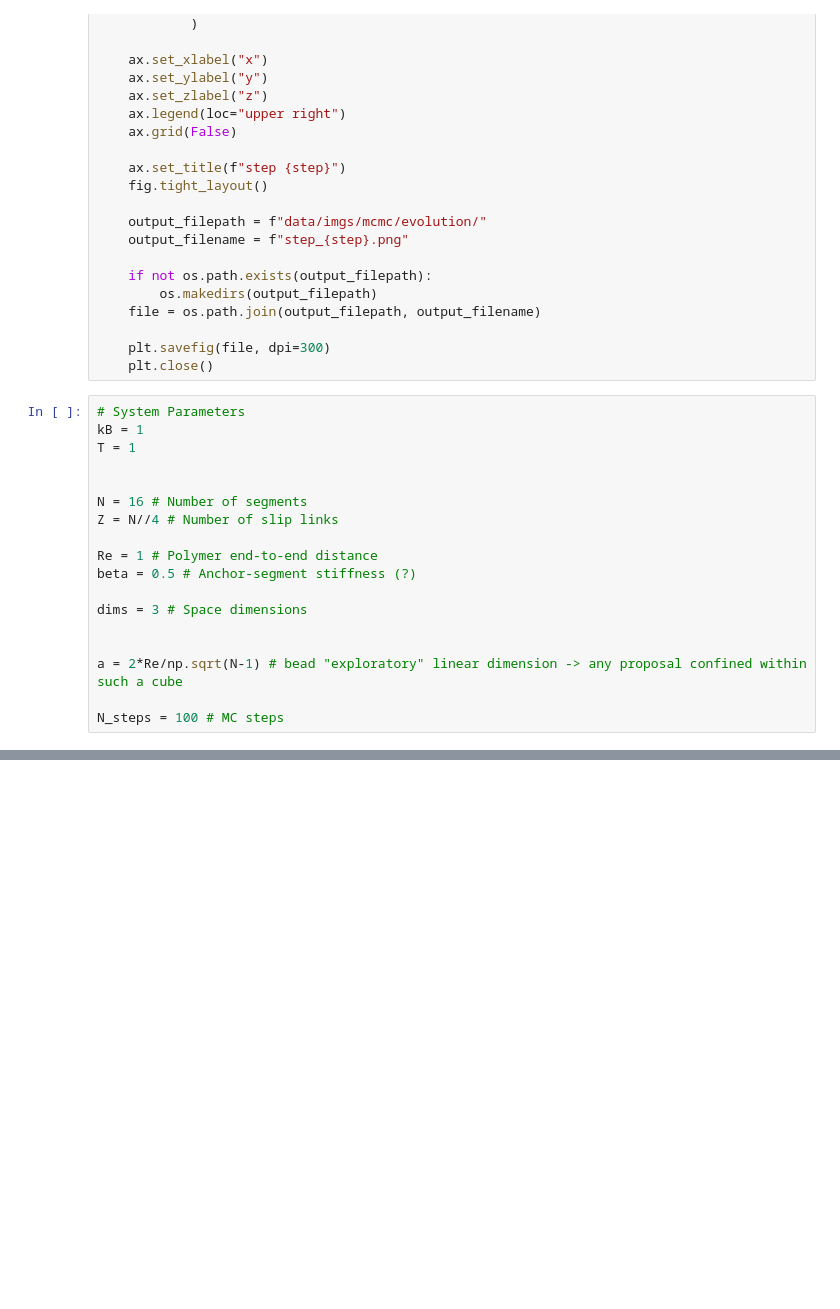
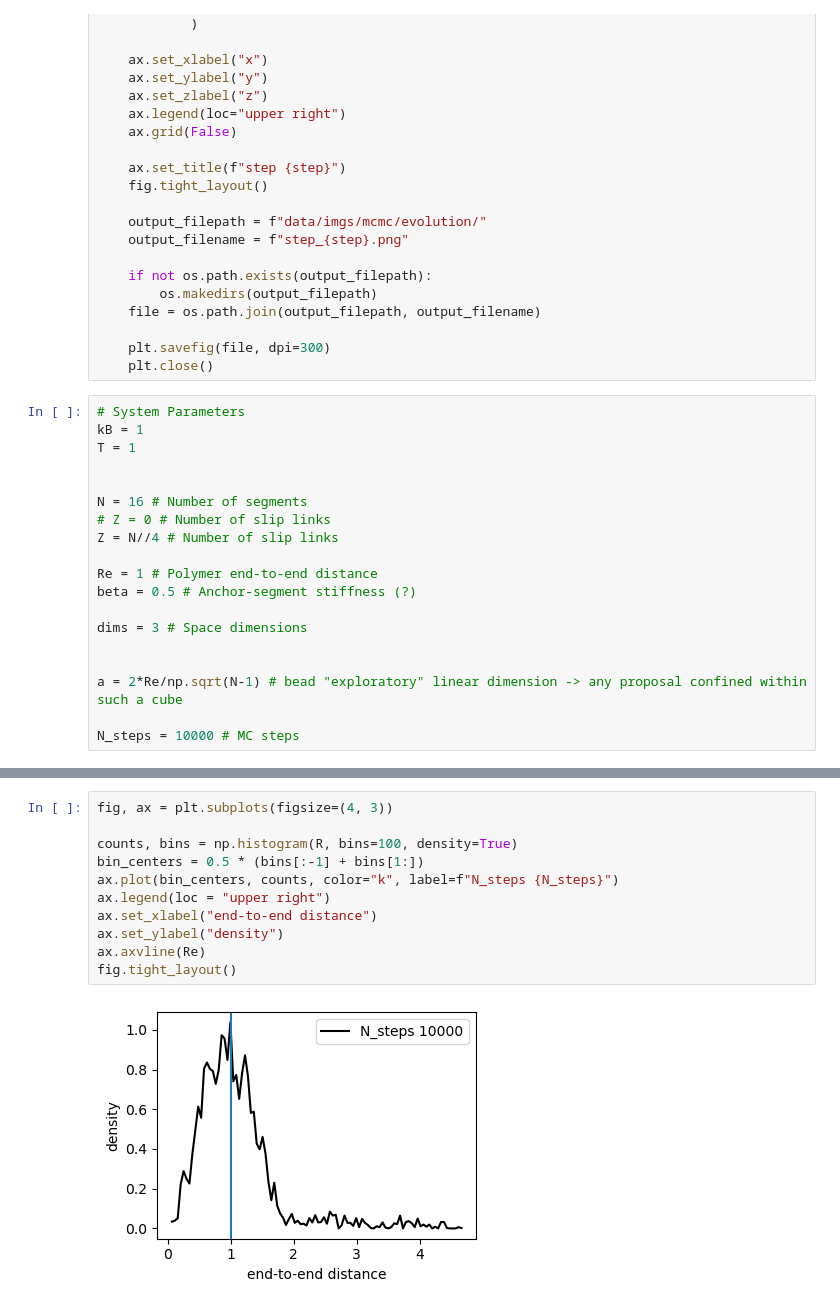
Before and after one commit to vchirag/notes, a Jupyter notebook: polymer_physics/codes/notebooks/tut6.ipynb, the cells around one changed output, grey strips where cells are left out. Cells and saved outputs as stored; diff of their text form; blank space fills up the shorter version.

```diff
--- a/polymer_physics/codes/notebooks/tut6.ipynb
+++ b/polymer_physics/codes/notebooks/tut6.ipynb
@@ -94,6 +178,7 @@ T = 1
 
 
 N = 16 # Number of segments
+# Z = 0 # Number of slip links
 Z = N//4 # Number of slip links
 
 Re = 1 # Polymer end-to-end distance
@@ -104,7 +189,7 @@ dims = 3 # Space dimensions
 
 a = 2*Re/np.sqrt(N-1) # bead "exploratory" linear dimension -> any proposal confined within such a cube
 
-N_steps = 100 # MC steps
+N_steps = 10000 # MC steps
 # %%
 # Initialize the system
 
@@ -194,0 +251,13 @@ for step in range(N_steps):
+# %%
+fig, ax = plt.subplots(figsize=(4, 3))
+
+counts, bins = np.histogram(R, bins=100, density=True)
+bin_centers = 0.5 * (bins[:-1] + bins[1:])
+ax.plot(bin_centers, counts, color="k", label=f"N_steps {N_steps}")
+ax.legend(loc = "upper right")
+ax.set_xlabel("end-to-end distance")
+ax.set_ylabel("density")
+ax.axvline(Re)
+fig.tight_layout()
+# %% [output]
+[figure, added]
```
Also changed, not shown: parts of 5 cells of this notebook.
